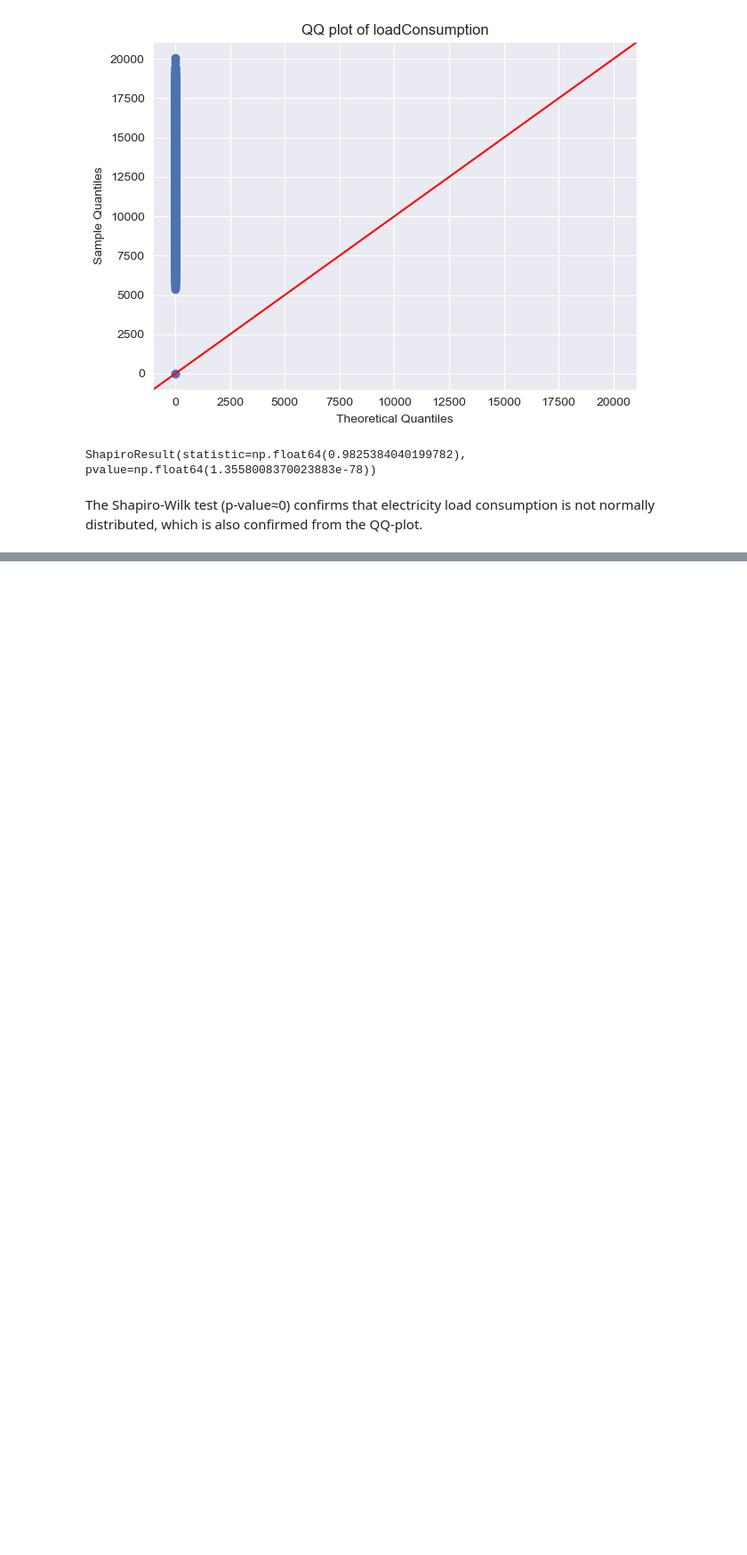
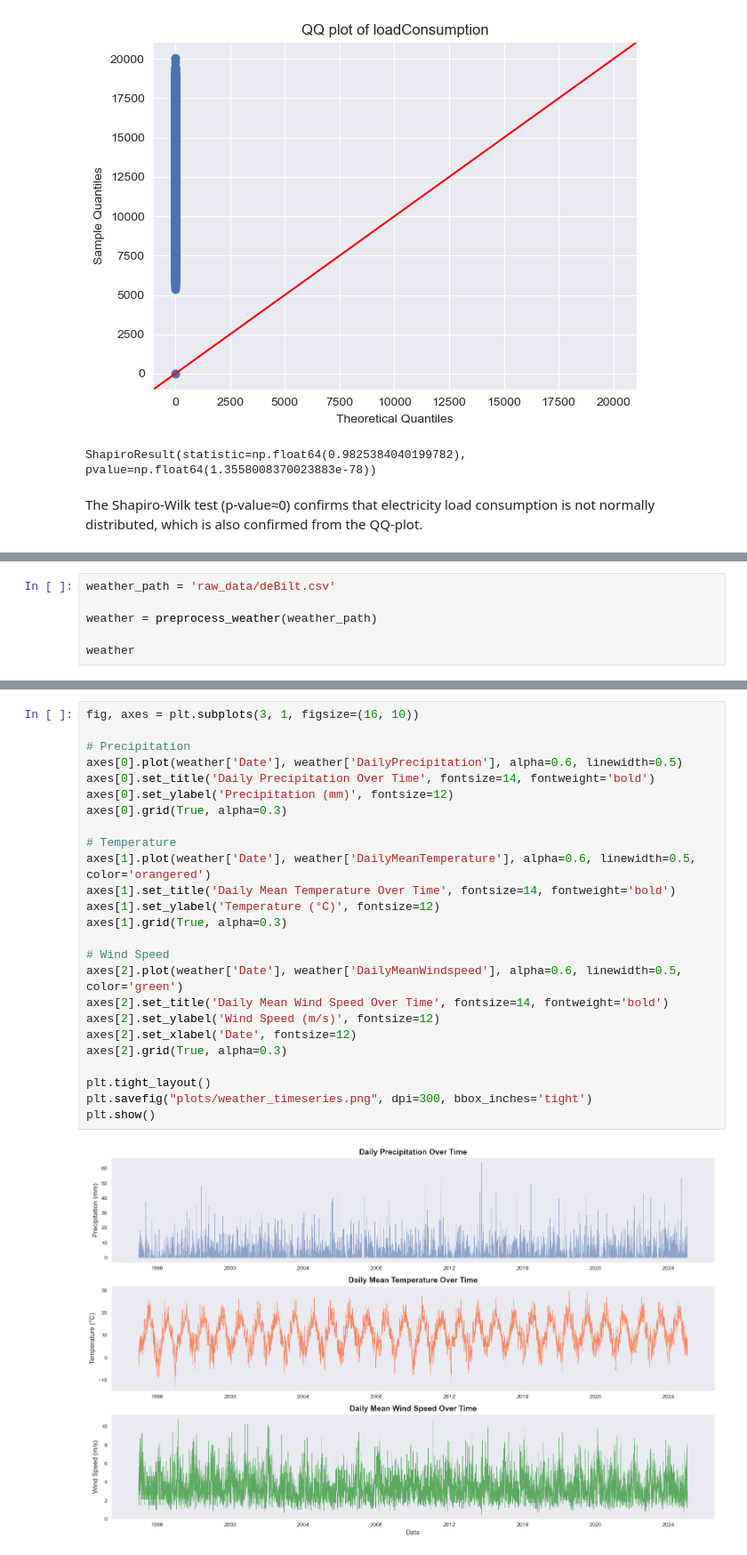
Before and after one commit to kkoutris/master-thesis---energy-demand-forecasting, a Jupyter notebook: EDA.ipynb, the cells around one changed output, grey strips where cells are left out. Shown at 89% size. Drawn from its saved outputs; the diff is of its cells as text; blank space fills up the shorter version.

```diff
--- a/EDA.ipynb
+++ b/EDA.ipynb
@@ -296,0 +485,6 @@ The Shapiro-Wilk test (p-value≈0) confirms that electricity load consumption i
+# %%
+weather_path = 'raw_data/deBilt.csv'
+
+weather = preprocess_weather(weather_path)
+
+weather
@@ -296,0 +555,27 @@ The Shapiro-Wilk test (p-value≈0) confirms that electricity load consumption i
+# %%
+fig, axes = plt.subplots(3, 1, figsize=(16, 10))
+
+# Precipitation
+axes[0].plot(weather['Date'], weather['DailyPrecipitation'], alpha=0.6, linewidth=0.5)
+axes[0].set_title('Daily Precipitation Over Time', fontsize=14, fontweight='bold')
+axes[0].set_ylabel('Precipitation (mm)', fontsize=12)
+axes[0].grid(True, alpha=0.3)
+
+# Temperature
+axes[1].plot(weather['Date'], weather['DailyMeanTemperature'], alpha=0.6, linewidth=0.5, color='orangered')
+axes[1].set_title('Daily Mean Temperature Over Time', fontsize=14, fontweight='bold')
+axes[1].set_ylabel('Temperature (°C)', fontsize=12)
+axes[1].grid(True, alpha=0.3)
+
+# Wind Speed
+axes[2].plot(weather['Date'], weather['DailyMeanWindspeed'], alpha=0.6, linewidth=0.5, color='green')
+axes[2].set_title('Daily Mean Wind Speed Over Time', fontsize=14, fontweight='bold')
+axes[2].set_ylabel('Wind Speed (m/s)', fontsize=12)
+axes[2].set_xlabel('Date', fontsize=12)
+axes[2].grid(True, alpha=0.3)
+
+plt.tight_layout()
+plt.savefig("plots/weather_timeseries.png", dpi=300, bbox_inches='tight')
+plt.show()
+# %% [output]
+[figure, added]
```
Also changed, not shown: parts of 66 cells of this notebook.
